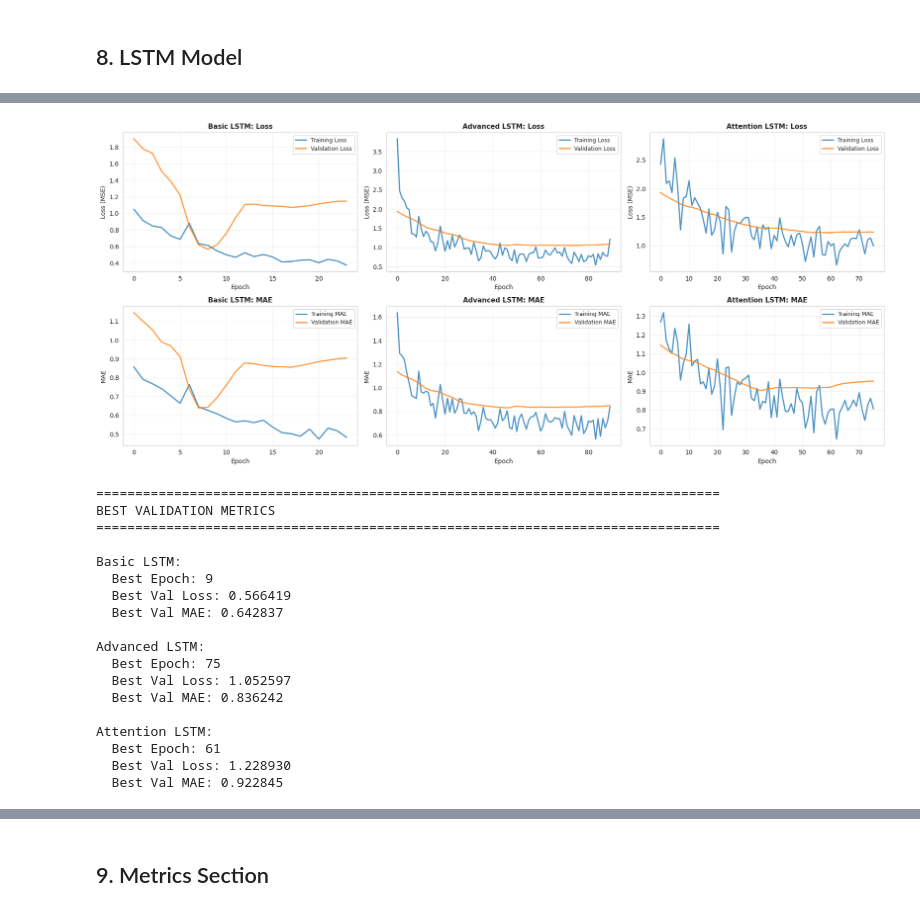
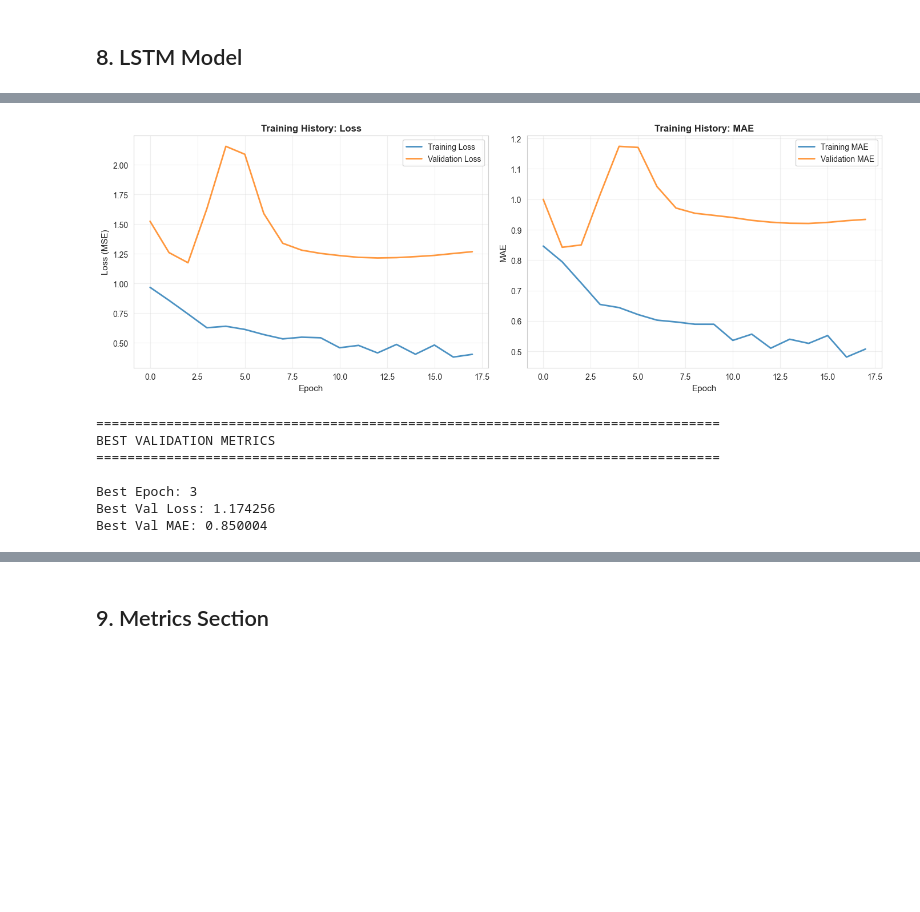
Before and after one commit to martytcoleman/Food-Price-Forecasting, a Jupyter notebook: food_price_forecasting1.ipynb, the cells around one changed output, grey strips where cells are left out. Saved outputs shown, nothing was run; the diff lists cells and outputs as text; code cells hidden in the pictures; blank space fills up the shorter version.

```diff
--- a/food_price_forecasting1.ipynb
+++ b/food_price_forecasting1.ipynb
@@ -1221,60 +1011,44 @@ All models trained successfully!
 ================================================================================
 # %%
-# Plot training history for all models
-fig, axes = plt.subplots(2, 3, figsize=(18, 8))
+#plot training history
+fig, axes = plt.subplots(1, 2, figsize=(14, 5))
 
-for idx, (model_name, history) in enumerate(histories.items()):
-    col = idx
+#loss
+axes[0].plot(history.history['loss'], label='Training Loss', linewidth=2, alpha=0.8)
+axes[0].plot(history.history['val_loss'], label='Validation Loss', linewidth=2, alpha=0.8)
+axes[0].set_xlabel('Epoch', fontsize=11)
+axes[0].set_ylabel('Loss (MSE)', fontsize=11)
+axes[0].set_title('Training History: Loss', fontsize=12, fontweight='bold')
+axes[0].legend(fontsize=10)
+axes[0].grid(True, alpha=0.3)
 
-    # Loss
-    axes[0, col].plot(history.history['loss'], label='Training Loss', linewidth=2, alpha=0.8)
-    axes[0, col].plot(history.history['val_loss'], label='Validation Loss', linewidth=2, alpha=0.8)
-    axes[0, col].set_xlabel('Epoch', fontsize=10)
-    axes[0, col].set_ylabel('Loss (MSE)', fontsize=10)
-    axes[0, col].set_title(f'{model_name}: Loss', fontsize=11, fontweight='bold')
-    axes[0, col].legend(fontsize=9)
-    axes[0, col].grid(True, alpha=0.3)
-
-    # MAE
-    axes[1, col].plot(history.history['mae'], label='Training MAE', linewidth=2, alpha=0.8)
-    axes[1, col].plot(history.history['val_mae'], label='Validation MAE', linewidth=2, alpha=0.8)
-    axes[1, col].set_xlabel('Epoch', fontsize=10)
-    axes[1, col].set_ylabel('MAE', fontsize=10)
-    axes[1, col].set_title(f'{model_name}: MAE', fontsize=11, fontweight='bold')
-    axes[1, col].legend(fontsize=9)
-    axes[1, col].grid(True, alpha=0.3)
+#MAE
+axes[1].plot(history.history['mae'], label='Training MAE', linewidth=2, alpha=0.8)
+axes[1].plot(history.history['val_mae'], label='Validation MAE', linewidth=2, alpha=0.8)
+axes[1].set_xlabel('Epoch', fontsize=11)
+axes[1].set_ylabel('MAE', fontsize=11)
+axes[1].set_title('Training History: MAE', fontsize=12, fontweight='bold')
+axes[1].legend(fontsize=10)
+axes[1].grid(True, alpha=0.3)
 
 plt.tight_layout()
 plt.show()
 
-# Print best validation metrics for each model
+#print best validation metrics
 print("\n" + "="*80)
 print("BEST VALIDATION METRICS")
 print("="*80)
-for model_name, history in histories.items():
-    best_epoch = np.argmin(history.history['val_loss'])
-    print(f"\n{model_name}:")
-    print(f"  Best Epoch: {best_epoch + 1}")
-    print(f"  Best Val Loss: {history.history['val_loss'][best_epoch]:.6f}")
-    print(f"  Best Val MAE: {history.history['val_mae'][best_epoch]:.6f}")
+best_epoch = np.argmin(history.history['val_loss'])
+print(f"\nBest Epoch: {best_epoch + 1}")
+print(f"Best Val Loss: {history.history['val_loss'][best_epoch]:.6f}")
+print(f"Best Val MAE: {history.history['val_mae'][best_epoch]:.6f}")
 # %% [output]
-[figure, old version]
+[figure, new version]
 ================================================================================
 BEST VALIDATION METRICS
 ================================================================================
 
-Basic LSTM:
-  Best Epoch: 9
-  Best Val Loss: 0.566419
-  Best Val MAE: 0.642837
-
-Advanced LSTM:
-  Best Epoch: 75
-  Best Val Loss: 1.052597
-  Best Val MAE: 0.836242
-
-Attention LSTM:
-  Best Epoch: 61
-  Best Val Loss: 1.228930
-  Best Val MAE: 0.922845
+Best Epoch: 3
+Best Val Loss: 1.174256
+Best Val MAE: 0.850004
 # %%
```
Also changed, not shown: parts of 52 cells of this notebook, 2 other files.
